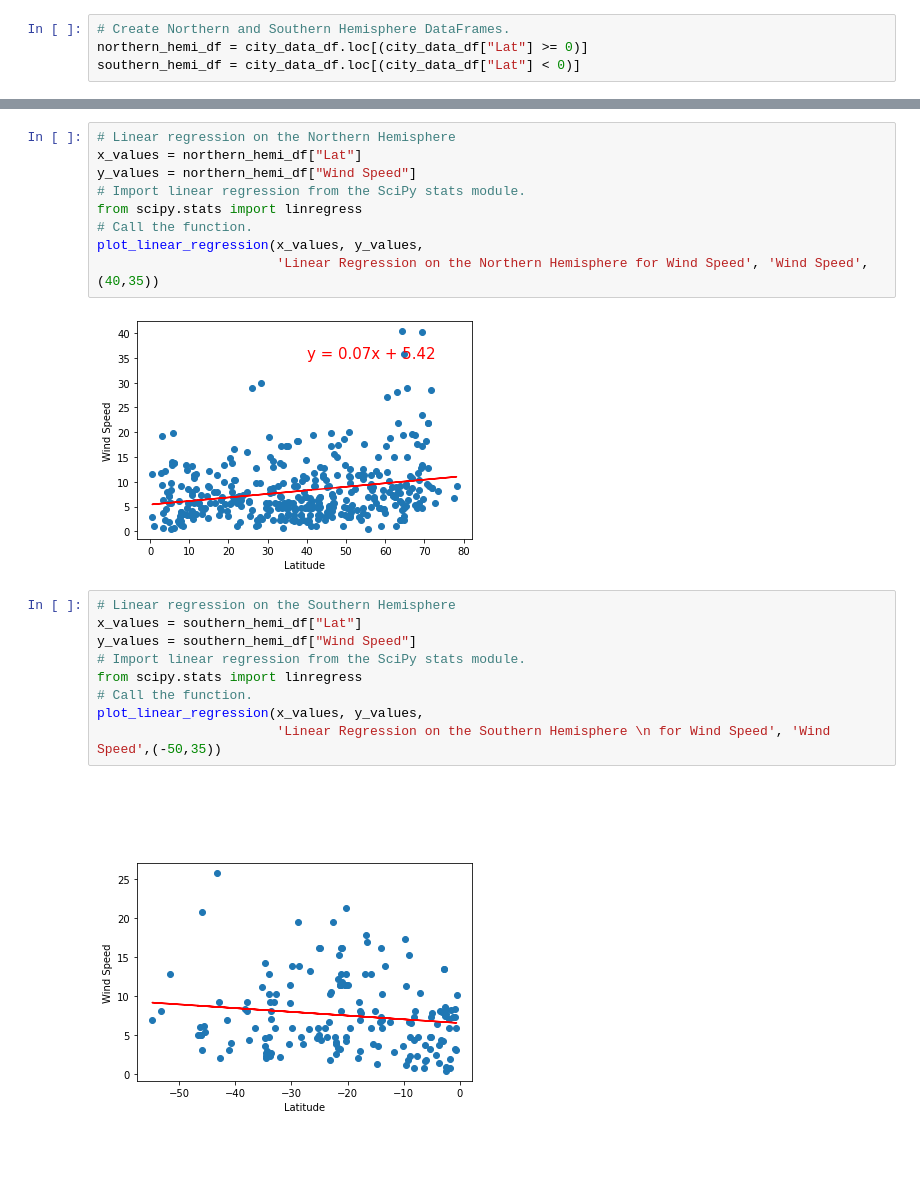
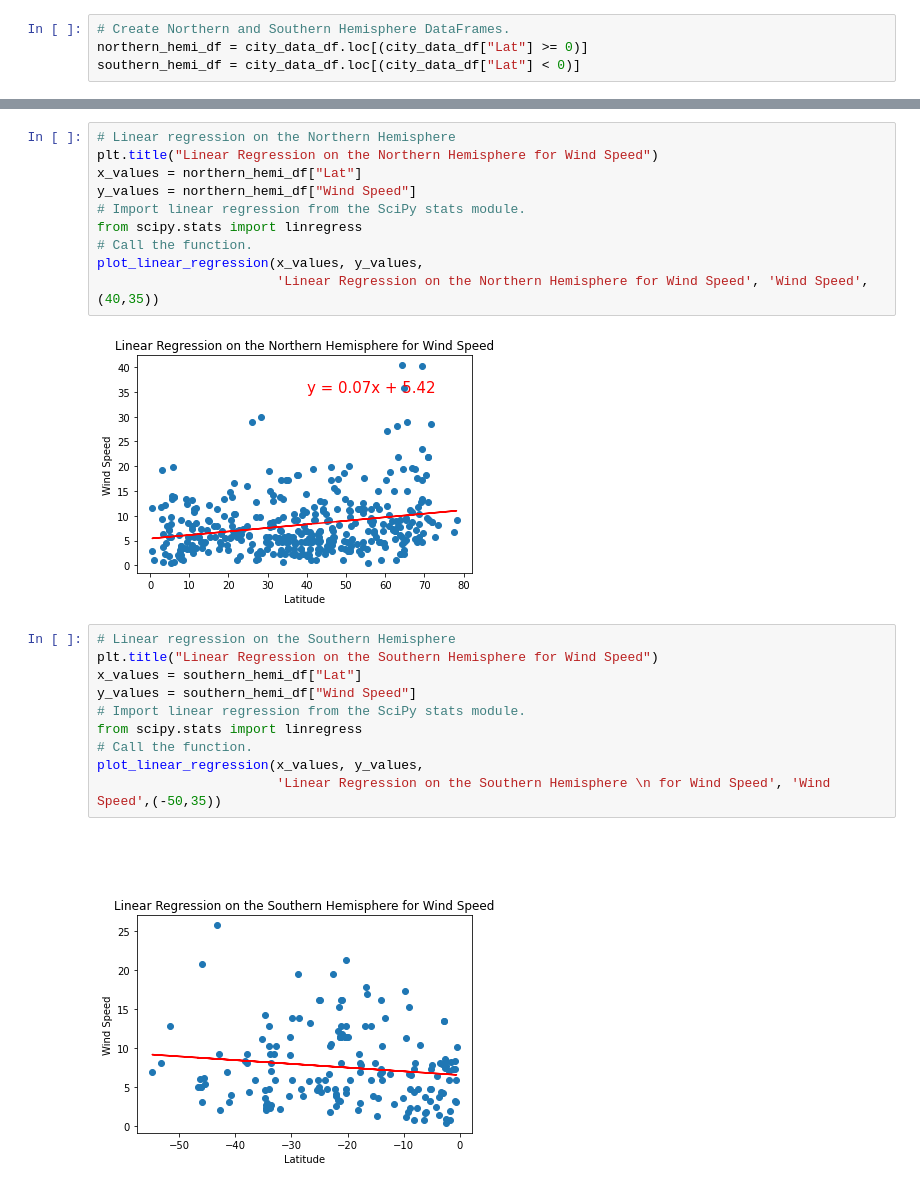
Before and after one commit to reno8946/World_Weather_Analysis, a Jupyter notebook: WeatherPy.ipynb, the cells around one changed output, grey strips where cells are left out. Saved outputs shown, nothing was run; the diff lists cells and outputs as text; blank space fills up the shorter version.

```diff
--- a/WeatherPy.ipynb
+++ b/WeatherPy.ipynb
@@ -384,5 +390,6 @@ plot_linear_regression(x_values, y_values,
 # %%
 # Linear regression on the Northern Hemisphere
+plt.title("Linear Regression on the Northern Hemisphere for Wind Speed")
 x_values = northern_hemi_df["Lat"]
 y_values = northern_hemi_df["Wind Speed"]
 # Import linear regression from the SciPy stats module.
@@ -391,15 +398,16 @@ from scipy.stats import linregress
 plot_linear_regression(x_values, y_values,
                        'Linear Regression on the Northern Hemisphere for Wind Speed', 'Wind Speed',(40,35))
 # %% [output]
-[figure, old version]
+[figure, new version]
 # %%
 # Linear regression on the Southern Hemisphere
+plt.title("Linear Regression on the Southern Hemisphere for Wind Speed")
 x_values = southern_hemi_df["Lat"]
 y_values = southern_hemi_df["Wind Speed"]
 # Import linear regression from the SciPy stats module.
 from scipy.stats import linregress
 # Call the function.
 plot_linear_regression(x_values, y_values,
                        'Linear Regression on the Southern Hemisphere \n for Wind Speed', 'Wind Speed',(-50,35))
 # %% [output]
-[figure, old version]
+[figure, new version]
```
Also changed, not shown: parts of 6 cells of this notebook.
